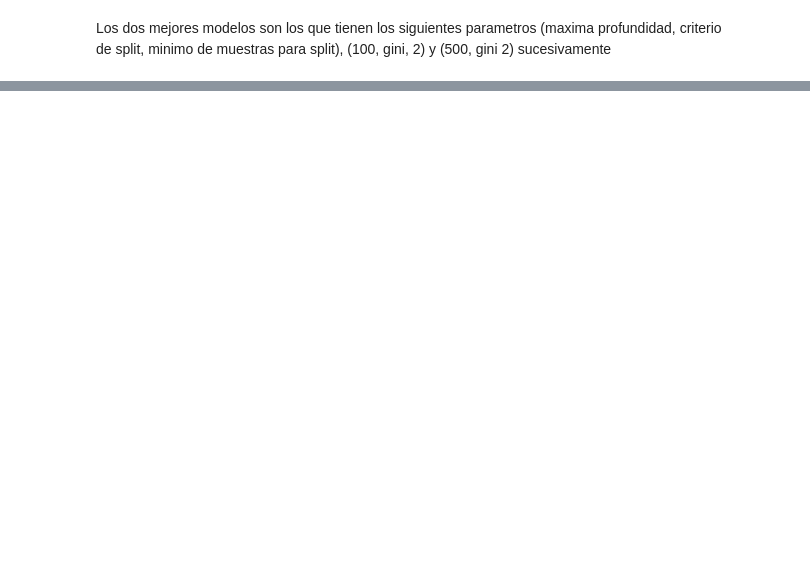
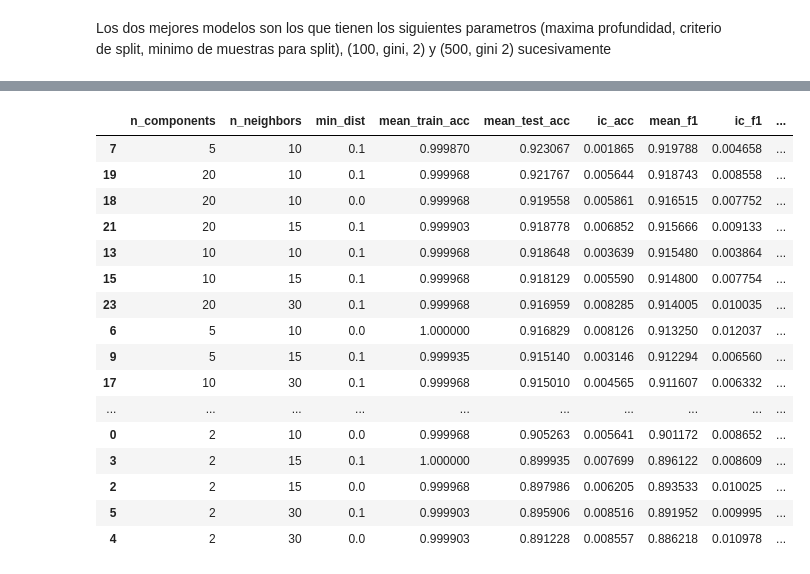
Before and after one commit to RichardoRodLoa/ModelosProyectoAula, a Jupyter notebook: models/random-forest.ipynb, the cells around one changed output, grey strips where cells are left out. Cells and saved outputs as stored; diff of their text form; code cells hidden in the pictures; blank space fills up the shorter version.

```diff
--- a/models/random-forest.ipynb
+++ b/models/random-forest.ipynb
@@ -135,0 +126,25 @@ train_models(xtrain, xtest, ytrain, ytest, models, ['criterion', 'max_depth', 'm
+# %%
+from libs.linear_reduction import validate_umap_reduction
+from libs.data_configuration import get_filtered_data_partitioned
+
+xtrain, xtest, ytrain, ytest = get_filtered_data_partitioned()
+
+validate_umap_reduction(xtrain, ytrain, models[0])
+# %% [output]
+|  | n_components | n_neighbors | min_dist | mean_train_acc | mean_test_acc | ic_acc | mean_f1 | ic_f1 | ... |
+| 7 | 5 | 10 | 0.1 | 0.999870 | 0.923067 | 0.001865 | 0.919788 | 0.004658 | ... |
+| 19 | 20 | 10 | 0.1 | 0.999968 | 0.921767 | 0.005644 | 0.918743 | 0.008558 | ... |
+| 18 | 20 | 10 | 0.0 | 0.999968 | 0.919558 | 0.005861 | 0.916515 | 0.007752 | ... |
+| 21 | 20 | 15 | 0.1 | 0.999903 | 0.918778 | 0.006852 | 0.915666 | 0.009133 | ... |
+| 13 | 10 | 10 | 0.1 | 0.999968 | 0.918648 | 0.003639 | 0.915480 | 0.003864 | ... |
+| 15 | 10 | 15 | 0.1 | 0.999968 | 0.918129 | 0.005590 | 0.914800 | 0.007754 | ... |
+| 23 | 20 | 30 | 0.1 | 0.999968 | 0.916959 | 0.008285 | 0.914005 | 0.010035 | ... |
+| 6 | 5 | 10 | 0.0 | 1.000000 | 0.916829 | 0.008126 | 0.913250 | 0.012037 | ... |
+| 9 | 5 | 15 | 0.1 | 0.999935 | 0.915140 | 0.003146 | 0.912294 | 0.006560 | ... |
+| 17 | 10 | 30 | 0.1 | 0.999968 | 0.915010 | 0.004565 | 0.911607 | 0.006332 | ... |
+| ... | ... | ... | ... | ... | ... | ... | ... | ... | ... |
+| 0 | 2 | 10 | 0.0 | 0.999968 | 0.905263 | 0.005641 | 0.901172 | 0.008652 | ... |
+| 3 | 2 | 15 | 0.1 | 1.000000 | 0.899935 | 0.007699 | 0.896122 | 0.008609 | ... |
+| 2 | 2 | 15 | 0.0 | 0.999968 | 0.897986 | 0.006205 | 0.893533 | 0.010025 | ... |
+| 5 | 2 | 30 | 0.1 | 0.999903 | 0.895906 | 0.008516 | 0.891952 | 0.009995 | ... |
+| 4 | 2 | 30 | 0.0 | 0.999903 | 0.891228 | 0.008557 | 0.886218 | 0.010978 | ... |
```
Also changed, not shown: parts of 3 cells of this notebook, 3 other files.
